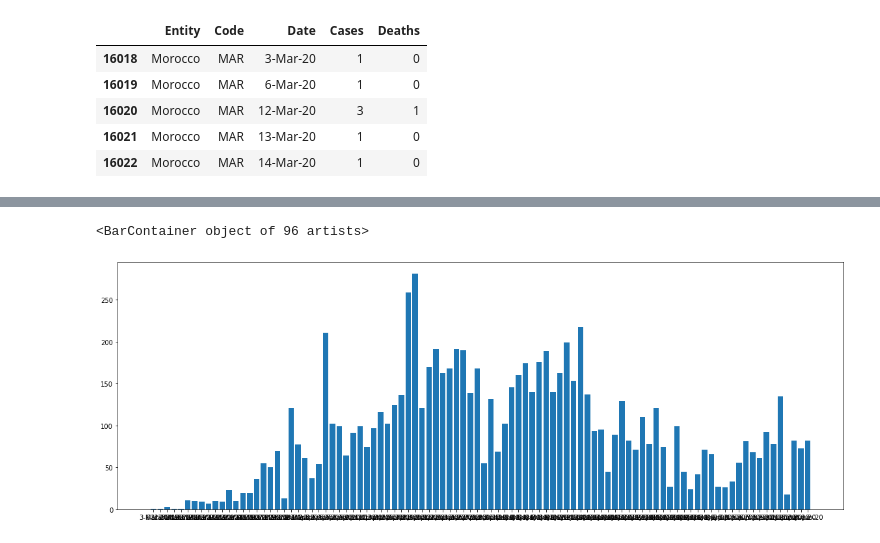
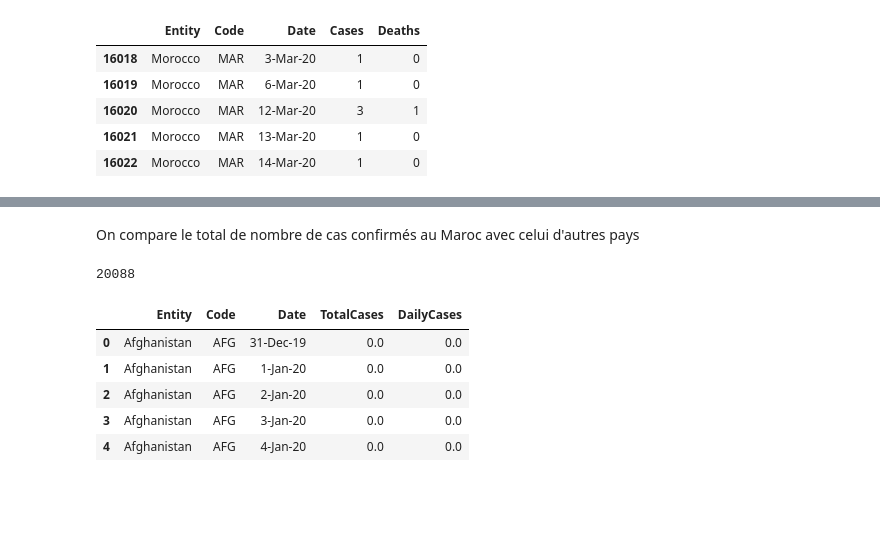
Before and after one commit to projet-ML/COVID, a Jupyter notebook: statistiques.ipynb, the cells around one changed output, grey strips where cells are left out. Drawn from its saved outputs; the diff is of its cells as text; code cells hidden in the pictures; blank space fills up the shorter version.

```diff
--- a/statistiques.ipynb
+++ b/statistiques.ipynb
@@ -94,8 +97,14 @@ Représentation du nombre de cas confirmés et de décès journaliers
-# %%
-plt.figure(figsize=(20, 7))
-
-
-plt.bar(dates, cases)
-# %% [output]
-<BarContainer object of 96 artists>
-[figure, removed]
+# %% [markdown]
+On compare le total de nombre de cas confirmés au Maroc avec celui d'autres pays
+# %%
+data = pd.read_csv(r'https://raw.githubusercontent.com/projet-ML/COVID/master/total-and-daily-cases-covid-19.csv')
+print(len(data))
+data.head()
+# %% [output]
+20088
+|  | Entity | Code | Date | TotalCases | DailyCases |
+| 0 | Afghanistan | AFG | 31-Dec-19 | 0.0 | 0.0 |
+| 1 | Afghanistan | AFG | 1-Jan-20 | 0.0 | 0.0 |
+| 2 | Afghanistan | AFG | 2-Jan-20 | 0.0 | 0.0 |
+| 3 | Afghanistan | AFG | 3-Jan-20 | 0.0 | 0.0 |
+| 4 | Afghanistan | AFG | 4-Jan-20 | 0.0 | 0.0 |
```
Also changed, not shown: parts of 10 cells of this notebook.
